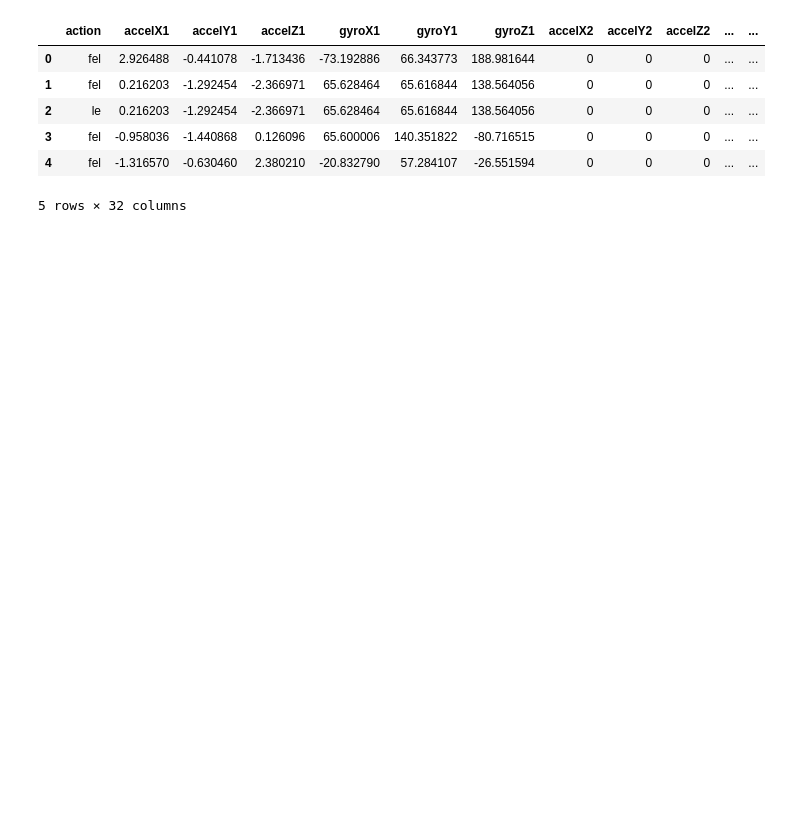
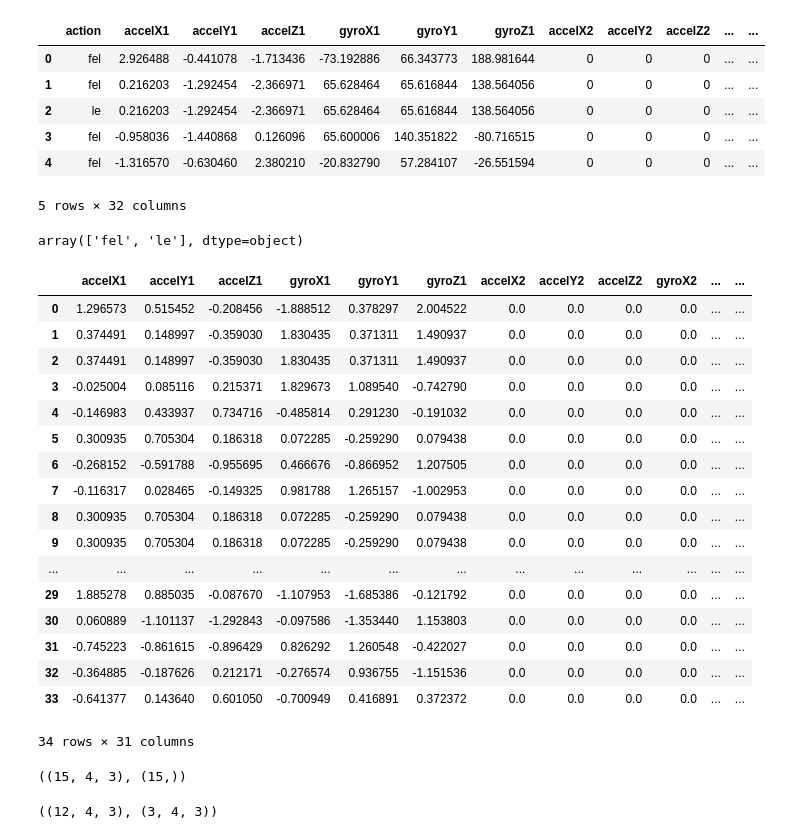
Before and after one commit to csabakoos/projektmunka, a Jupyter notebook: notebooks/model_generator/model_generator.ipynb, the cells around one changed output. Cells and saved outputs as stored; diff of their text form; code cells hidden in the pictures; blank space fills up the shorter version.

```diff
--- a/notebooks/model_generator/model_generator.ipynb
+++ b/notebooks/model_generator/model_generator.ipynb
@@ -101,3 +102,45 @@ data.head()
 | 3 | fel | -0.958036 | -1.440868 | 0.126096 | 65.600006 | 140.351822 | -80.716515 | 0 | 0 | 0 | ... | ... |
 | 4 | fel | -1.316570 | -0.630460 | 2.380210 | -20.832790 | 57.284107 | -26.551594 | 0 | 0 | 0 | ... | ... |
 5 rows × 32 columns
+# %%
+label.classes_
+# %% [output]
+array(['fel', 'le'], dtype=object)
+# %%
+X = data[['accelX1', 'accelY1', 'accelZ1','gyroX1', 'gyroY1', 'gyroZ1',
+          'accelX2', 'accelY2', 'accelZ2','gyroX2', 'gyroY2', 'gyroZ2',
+          'accelX3', 'accelY3', 'accelZ3','gyroX3', 'gyroY3', 'gyroZ3',
+          'accelX4', 'accelY4', 'accelZ4','gyroX4', 'gyroY4', 'gyroZ4',
+          'accelX5', 'accelY5', 'accelZ5','gyroX5', 'gyroY5', 'gyroZ5',]]
+y = data['label']
+# %%
+scaler = StandardScaler()
+X = scaler.fit_transform(X)
+
+scaled_X = pd.DataFrame(data = X, columns = ['accelX1', 'accelY1', 'accelZ1','gyroX1', 'gyroY1', 'gyroZ1',
+          'accelX2', 'accelY2', 'accelZ2','gyroX2', 'gyroY2', 'gyroZ2',
+          'accelX3', 'accelY3', 'accelZ3','gyroX3', 'gyroY3', 'gyroZ3',
+          'accelX4', 'accelY4', 'accelZ4','gyroX4', 'gyroY4', 'gyroZ4',
+          'accelX5', 'accelY5', 'accelZ5','gyroX5', 'gyroY5', 'gyroZ5',])
+scaled_X['label'] = y.values
+
+scaled_X
+# %% [output]
+|  | accelX1 | accelY1 | accelZ1 | gyroX1 | gyroY1 | gyroZ1 | accelX2 | accelY2 | accelZ2 | gyroX2 | ... | ... |
+| 0 | 1.296573 | 0.515452 | -0.208456 | -1.888512 | 0.378297 | 2.004522 | 0.0 | 0.0 | 0.0 | 0.0 | ... | ... |
+| 1 | 0.374491 | 0.148997 | -0.359030 | 1.830435 | 0.371311 | 1.490937 | 0.0 | 0.0 | 0.0 | 0.0 | ... | ... |
+| 2 | 0.374491 | 0.148997 | -0.359030 | 1.830435 | 0.371311 | 1.490937 | 0.0 | 0.0 | 0.0 | 0.0 | ... | ... |
+| 3 | -0.025004 | 0.085116 | 0.215371 | 1.829673 | 1.089540 | -0.742790 | 0.0 | 0.0 | 0.0 | 0.0 | ... | ... |
+| 4 | -0.146983 | 0.433937 | 0.734716 | -0.485814 | 0.291230 | -0.191032 | 0.0 | 0.0 | 0.0 | 0.0 | ... | ... |
+| 5 | 0.300935 | 0.705304 | 0.186318 | 0.072285 | -0.259290 | 0.079438 | 0.0 | 0.0 | 0.0 | 0.0 | ... | ... |
+| 6 | -0.268152 | -0.591788 | -0.955695 | 0.466676 | -0.866952 | 1.207505 | 0.0 | 0.0 | 0.0 | 0.0 | ... | ... |
+| 7 | -0.116317 | 0.028465 | -0.149325 | 0.981788 | 1.265157 | -1.002953 | 0.0 | 0.0 | 0.0 | 0.0 | ... | ... |
+| 8 | 0.300935 | 0.705304 | 0.186318 | 0.072285 | -0.259290 | 0.079438 | 0.0 | 0.0 | 0.0 | 0.0 | ... | ... |
+| 9 | 0.300935 | 0.705304 | 0.186318 | 0.072285 | -0.259290 | 0.079438 | 0.0 | 0.0 | 0.0 | 0.0 | ... | ... |
+| ... | ... | ... | ... | ... | ... | ... | ... | ... | ... | ... | ... | ... |
+| 29 | 1.885278 | 0.885035 | -0.087670 | -1.107953 | -1.685386 | -0.121792 | 0.0 | 0.0 | 0.0 | 0.0 | ... | ... |
+| 30 | 0.060889 | -1.101137 | -1.292843 | -0.097586 | -1.353440 | 1.153803 | 0.0 | 0.0 | 0.0 | 0.0 | ... | ... |
+| 31 | -0.745223 | -0.861615 | -0.896429 | 0.826292 | 1.260548 | -0.422027 | 0.0 | 0.0 | 0.0 | 0.0 | ... | ... |
+| 32 | -0.364885 | -0.187626 | 0.212171 | -0.276574 | 0.936755 | -1.151536 | 0.0 | 0.0 | 0.0 | 0.0 | ... | ... |
+| 33 | -0.641377 | 0.143640 | 0.601050 | -0.700949 | 0.416891 | 0.372372 | 0.0 | 0.0 | 0.0 | 0.0 | ... | ... |
+34 rows × 31 columns
@@ -103,0 +153,28 @@ data.head()
+# %%
+def get_frames(df, frame_size, hop_size):
+
+    N_FEATURES = 3
+
+    frames = []
+    labels = []
+    for i in range(0, len(df) - frame_size, hop_size):
+        x = df['accelX1'].values[i: i + frame_size]
+        y = df['accelY1'].values[i: i + frame_size]
+        z = df['accelZ1'].values[i: i + frame_size]
+
+        # Retrieve the most often used label in this segment
+        label = stats.mode(df['label'][i: i + frame_size])[0][0]
+        frames.append([x, y, z])
+        labels.append(label)
+
+    # Bring the segments into a better shape
+    frames = np.asarray(frames).reshape(-1, frame_size, N_FEATURES)
+    labels = np.asarray(labels)
+
+    return frames, labels
+
+X, y = get_frames(scaled_X, frame_size, hop_size)
+
+X.shape, y.shape
+# %% [output]
+((15, 4, 3), (15,))
@@ -103,0 +183,4 @@ data.head()
+# %%
+X_train.shape, X_test.shape
+# %% [output]
+((12, 4, 3), (3, 4, 3))
```
Also changed, not shown: parts of 17 cells of this notebook, 4 other files.
